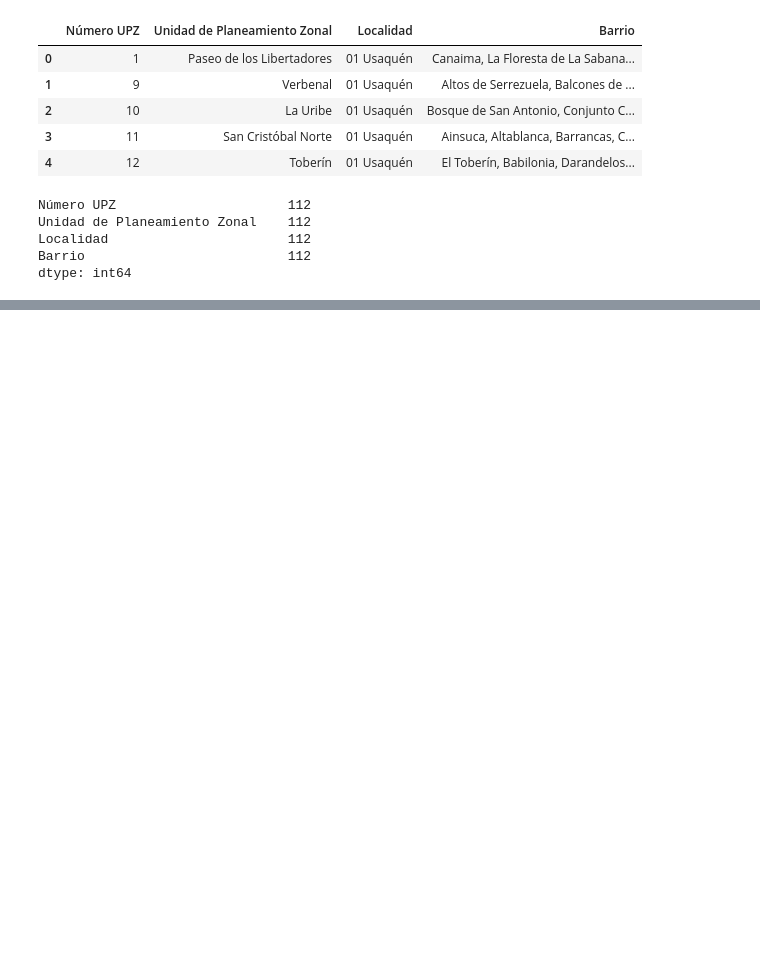
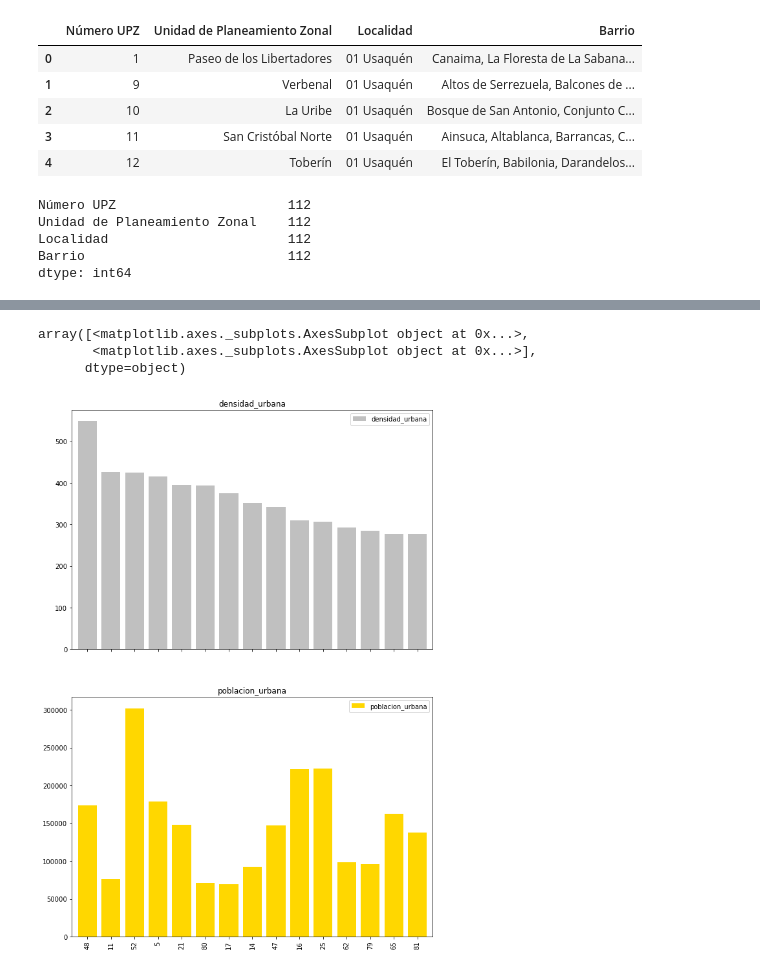
Before and after one commit to johhanrz/Coursera_Capstone, a Jupyter notebook: Neighborhoods in Bogota/Bogota_gym_centers.ipynb, the cells around one changed output, grey strips where cells are left out. Saved outputs shown, nothing was run; the diff lists cells and outputs as text; code cells hidden in the pictures; blank space fills up the shorter version.

```diff
--- a/Neighborhoods in Bogota/Bogota_gym_centers.ipynb
+++ b/Neighborhoods in Bogota/Bogota_gym_centers.ipynb
@@ -29,0 +107,6 @@ dtype: int64
+# %%
+# define the dataframe columns
+column_names = ['Número UPZ', 'nombre_upz','poblacion_urbana','densidad_urbana', 'Latitude', 'Longitude']
+
+# instantiate the dataframe
+barrios_bta = pd.DataFrame(columns=column_names)
@@ -29,0 +117,16 @@ dtype: int64
+# %%
+for data in barrios:
+    borough = neighborhood_name = data['fields']['cod_upz']
+    neighborhood_name = data['fields']['nom_upz']
+    neighborhood_pobla = data['fields']['poblacion_urbana']
+    neighborhood_densi = data['fields']['densidad_urbana']
+    neighborhood_latlon = data['geometry']['coordinates']
+    neighborhood_lat = neighborhood_latlon[1]
+    neighborhood_lon = neighborhood_latlon[0]
+
+    barrios_bta = barrios_bta.append({'Número UPZ': borough,
+                                          'nombre_upz': neighborhood_name,
+                                          'poblacion_urbana': neighborhood_pobla,
+                                          'densidad_urbana': neighborhood_densi,
+                                          'Latitude': neighborhood_lat,
+                                          'Longitude': neighborhood_lon},ignore_index=True)
@@ -29,0 +201,5 @@ dtype: int64
+# %%
+from matplotlib import pyplot as plot
+x= barrios_bta[['nombre_upz','densidad_urbana','poblacion_urbana']]
+btatop15=x.sort_values('densidad_urbana',ascending=False)
+btatop15.head()
@@ -29,0 +213,3 @@ dtype: int64
+# %%
+top15bta=btatop15[:15]
+top15bta
@@ -29,0 +233,9 @@ dtype: int64
+# %%
+
+colores = ['#C0C0C0','#FFD700']
+top15bta.plot(kind='bar',width=0.8,color=colores, figsize=(10, 15),subplots=True,)
+# %% [output]
+array([<matplotlib.axes._subplots.AxesSubplot object at 0x...>,
+       <matplotlib.axes._subplots.AxesSubplot object at 0x...>],
+      dtype=object)
+[figure, added]
```
Also changed, not shown: parts of 33 cells of this notebook.
